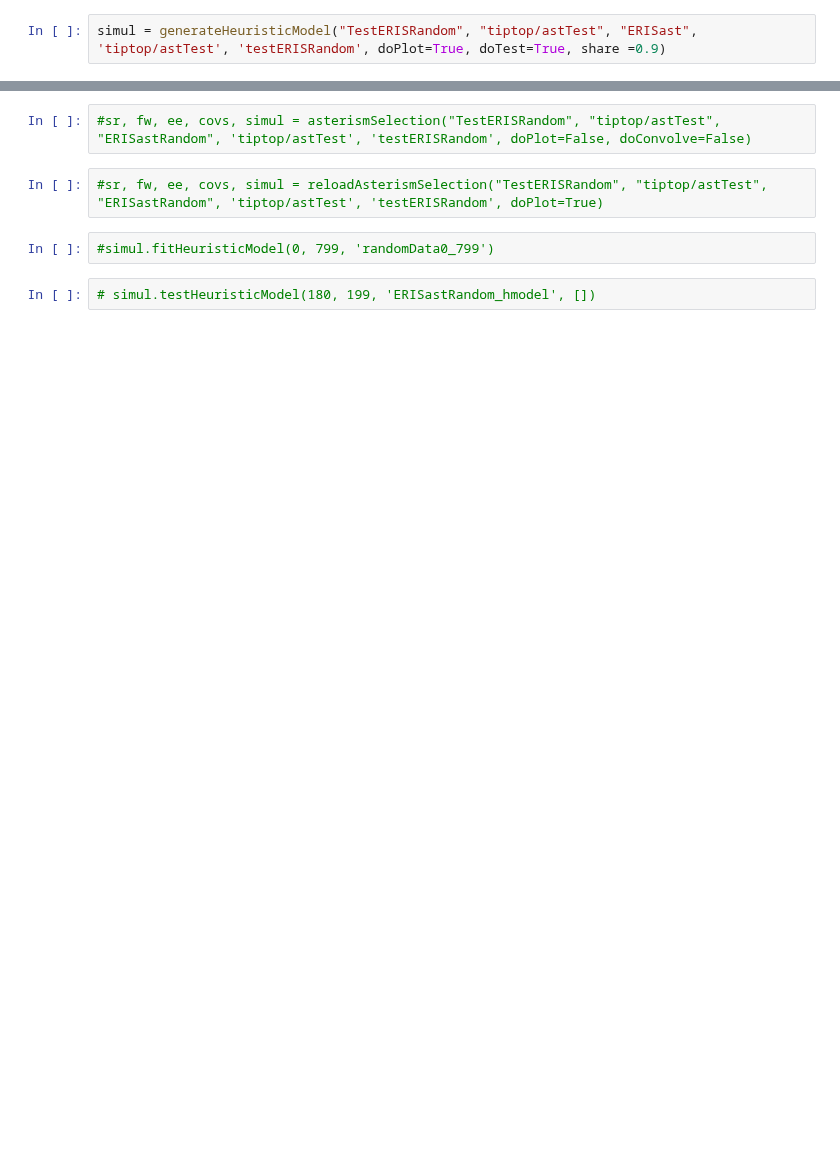
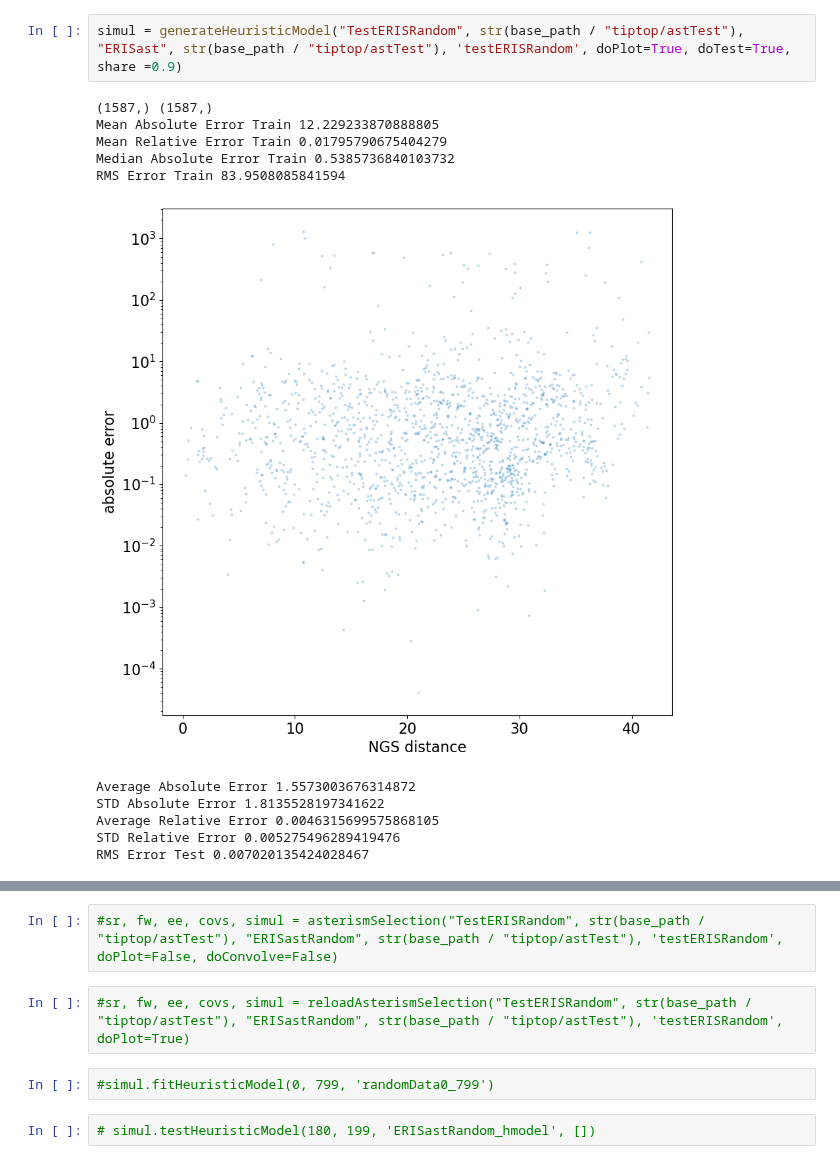
Before and after one commit to astro-tiptop/TIPTOP, a Jupyter notebook: examples/TIPTOP-AST-EXAMPLE-ERIS.ipynb, the cells around one changed output, grey strips where cells are left out. Saved outputs shown, nothing was run; the diff lists cells and outputs as text; blank space fills up the shorter version.

```diff
--- a/examples/TIPTOP-AST-EXAMPLE-ERIS.ipynb
+++ b/examples/TIPTOP-AST-EXAMPLE-ERIS.ipynb
@@ -15,2 +16,14 @@ scipy.__version__
 # %%
-simul = generateHeuristicModel("TestERISRandom", "tiptop/astTest", "ERISast", 'tiptop/astTest', 'testERISRandom', doPlot=True, doTest=True, share =0.9)
+simul = generateHeuristicModel("TestERISRandom", str(base_path / "tiptop/astTest"), "ERISast", str(base_path / "tiptop/astTest"), 'testERISRandom', doPlot=True, doTest=True, share =0.9)
+# %% [output]
+(1587,) (1587,)
+Mean Absolute Error Train 12.229233870888805
+Mean Relative Error Train 0.01795790675404279
+Median Absolute Error Train 0.5385736840103732
+RMS Error Train 83.9508085841594
+[figure, added]
+Average Absolute Error 1.5573003676314872
+STD Absolute Error 1.8135528197341622
+Average Relative Error 0.0046315699575868105
+STD Relative Error 0.005275496289419476
+RMS Error Test 0.007020135424028467
@@ -17,7 +32,7 @@ simul = generateHeuristicModel("TestERISRandom", "tiptop/astTest", "ERISast", 't
 # %%
-#sr, fw, ee, covs, simul = asterismSelection("TestERISRandom", "tiptop/astTest", "ERISastRandom", 'tiptop/astTest', 'testERISRandom', doPlot=False, doConvolve=False)
+#sr, fw, ee, covs, simul = asterismSelection("TestERISRandom", str(base_path / "tiptop/astTest"), "ERISastRandom", str(base_path / "tiptop/astTest"), 'testERISRandom', doPlot=False, doConvolve=False)
 # %%
-#sr, fw, ee, covs, simul = reloadAsterismSelection("TestERISRandom", "tiptop/astTest", "ERISastRandom", 'tiptop/astTest', 'testERISRandom', doPlot=True)
+#sr, fw, ee, covs, simul = reloadAsterismSelection("TestERISRandom", str(base_path / "tiptop/astTest"), "ERISastRandom", str(base_path / "tiptop/astTest"), 'testERISRandom', doPlot=True)
 # %%
 #simul.fitHeuristicModel(0, 799, 'randomData0_799')
 # %%
```
Also changed, not shown: parts of 9 cells of this notebook, 20 other files.
